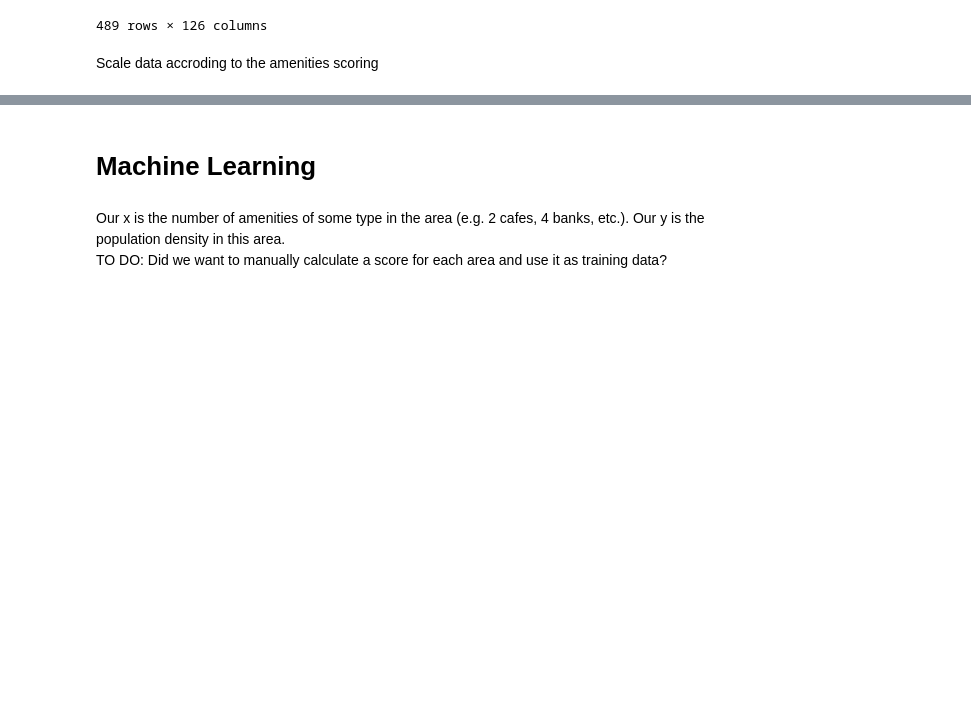
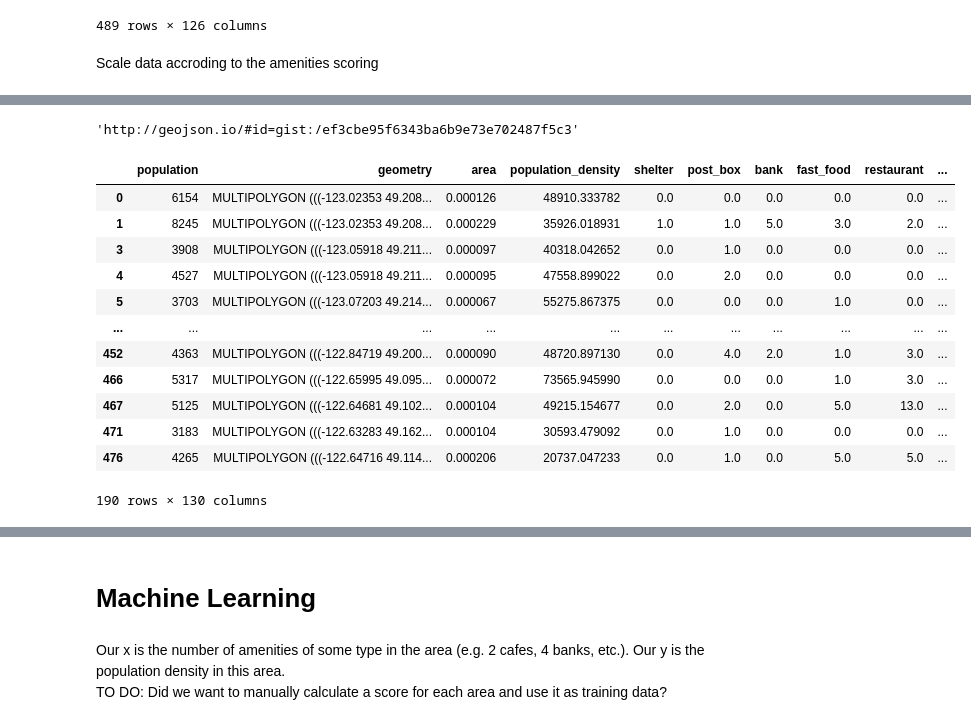
Before and after one commit to Rauf00/population_analysis, a Jupyter notebook: project.ipynb, the cells around one changed output, grey strips where cells are left out. Drawn from its saved outputs; the diff is of its cells as text; code cells hidden in the pictures; blank space fills up the shorter version.

```diff
--- a/project.ipynb
+++ b/project.ipynb
@@ -107,0 +134,53 @@ plt.scatter(scaled_df_train['sum'], scaled_df_train['population_density'], 0.5)
+# %%
+vancouver_gdf['predicted_population_density_difference'] = vancouver_gdf["population_density"] - predicted_y
+vancouver_gdf['percentage_difference'] = (vancouver_gdf['predicted_population_density_difference'] / vancouver_gdf['population_density']) * 100
+
+def getColorFromPercentage(percentage):
+    if percentage < -80:
+        return '#8b7efd'
+    elif percentage < -60:
+        return '#a89bff'
+    elif percentage < -40:
+        return '#c3b9ff'
+    elif percentage < -20:
+        return '#ddd7ff'
+    elif percentage < 0:
+        return '#e4d4fe'
+    elif percentage > 80:
+        return '#ff3d61'
+    elif percentage > 60:
+        return '#ff73a6'
+    elif percentage > 40:
+        return '#ffa4da'
+    elif percentage > 20:
+        return '#f4cff8'
+    elif percentage >= 0:
+        return '#ecd2fc'
+
+vancouver_gdf["amenity_count"] = vancouver_gdf.drop(['population', 'geometry', 'area', 'population_density', 'predicted_population_density_difference',	'percentage_difference'], axis=1).sum(axis=1)
+vancouver_gdf['fill'] = vancouver_gdf['percentage_difference'].apply(lambda percentage: getColorFromPercentage(percentage))
+heatmap_gdf = gpd.GeoDataFrame({'geometry':vancouver_gdf['geometry'], 'fill':vancouver_gdf['fill'], 'pop_dens': vancouver_gdf['population_density'], 'amenity_count': vancouver_gdf['amenity_count']})
+heatmap_gdf
+heatmap_gdf.to_file('heatmap.geojson', driver="GeoJSON")
+contents = gpd.read_file('heatmap.geojson')
+geoio.display(contents)
+# %% [output]
+'http://geojson.io/#id=gist:/ef3cbe95f6343ba6b9e73e702487f5c3'
+# %%
+red_areas = vancouver_gdf[vancouver_gdf['percentage_difference'] > 0]
+blue_areas = vancouver_gdf[vancouver_gdf['percentage_difference'] <= 0]
+red_areas
+# %% [output]
+|  | population | geometry | area | population_density | shelter | post_box | bank | fast_food | restaurant | ... |
+| 0 | 6154 | MULTIPOLYGON (((-123.02353 49.208... | 0.000126 | 48910.333782 | 0.0 | 0.0 | 0.0 | 0.0 | 0.0 | ... |
+| 1 | 8245 | MULTIPOLYGON (((-123.02353 49.208... | 0.000229 | 35926.018931 | 1.0 | 1.0 | 5.0 | 3.0 | 2.0 | ... |
+| 3 | 3908 | MULTIPOLYGON (((-123.05918 49.211... | 0.000097 | 40318.042652 | 0.0 | 1.0 | 0.0 | 0.0 | 0.0 | ... |
+| 4 | 4527 | MULTIPOLYGON (((-123.05918 49.211... | 0.000095 | 47558.899022 | 0.0 | 2.0 | 0.0 | 0.0 | 0.0 | ... |
+| 5 | 3703 | MULTIPOLYGON (((-123.07203 49.214... | 0.000067 | 55275.867375 | 0.0 | 0.0 | 0.0 | 1.0 | 0.0 | ... |
+| ... | ... | ... | ... | ... | ... | ... | ... | ... | ... | ... |
+| 452 | 4363 | MULTIPOLYGON (((-122.84719 49.200... | 0.000090 | 48720.897130 | 0.0 | 4.0 | 2.0 | 1.0 | 3.0 | ... |
+| 466 | 5317 | MULTIPOLYGON (((-122.65995 49.095... | 0.000072 | 73565.945990 | 0.0 | 0.0 | 0.0 | 1.0 | 3.0 | ... |
+| 467 | 5125 | MULTIPOLYGON (((-122.64681 49.102... | 0.000104 | 49215.154677 | 0.0 | 2.0 | 0.0 | 5.0 | 13.0 | ... |
+| 471 | 3183 | MULTIPOLYGON (((-122.63283 49.162... | 0.000104 | 30593.479092 | 0.0 | 1.0 | 0.0 | 0.0 | 0.0 | ... |
+| 476 | 4265 | MULTIPOLYGON (((-122.64716 49.114... | 0.000206 | 20737.047233 | 0.0 | 1.0 | 0.0 | 5.0 | 5.0 | ... |
+190 rows × 130 columns
```
Also changed, not shown: parts of 23 cells of this notebook, 1 other file.
